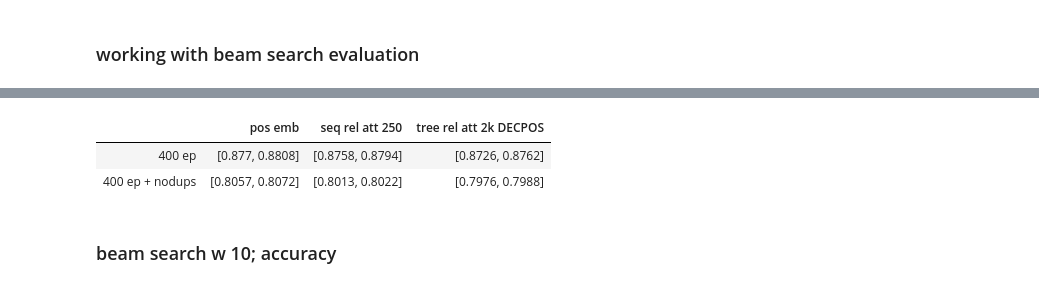
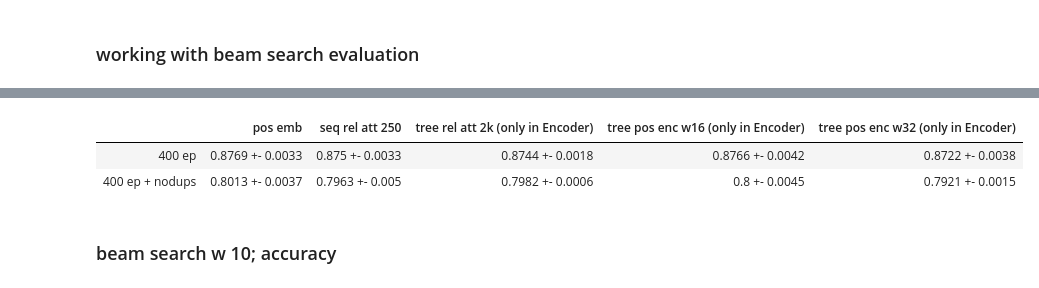
Before and after one commit to Kirili4ik/SymbolicMathematics, a Jupyter notebook: notebooks/my_metrics-base-seqrel.ipynb, the cells around one changed output, grey strips where cells are left out. Cells and saved outputs as stored; diff of their text form; code cells hidden in the pictures.

```diff
--- a/notebooks/my_metrics-base-seqrel.ipynb
+++ b/notebooks/my_metrics-base-seqrel.ipynb
@@ -114,6 +114,10 @@ names = {'188513':'emb',
          '269257':'seq rel att 250 400ep NUM-2',
          '269258':'seq rel att 250 400ep NUM-3',
          '236678':'tree rel mult2 2k + DECPOS 400 ep',
+
+         '272202':'seq rel att 250 FULL',
+         '272616':'seq rel att 250 FULL NUM-2',
+         '272617':'seq rel att 250 FULL NUM-3'
         }
 # %%
 ### EMB
@@ -162,11 +166,13 @@ names = {'188513':'emb',
 # %%
 root = '../dumped/'
 chosen_runs = [
-               '204657',
-               '195850',
-
-               '204694',
-               '195851',
+               '194320',
+               '194322',
+               '236678',
+               '261725',
+               '266873',
+               '272202',
+               '195851'
               ]
 
 
@@ -438,40 +464,49 @@ pos emb 400ep 0.8808331664330062
 
 import pandas as pd
 
-res_df = pd.DataFrame(columns=['pos emb', 'seq rel att 250', 'tree rel att 2k DECPOS'])
+res_df = pd.DataFrame(columns=['pos emb', 'seq rel att 250', 'tree rel att 2k (only in Encoder)',
+                              'tree pos enc w16 (only in Encoder)', 'tree pos enc w32 (only in Encoder)'])
 
 for col in res_df.columns:
     res_df.loc['400 ep', col] = []
 
 for col in res_df.columns:
     res_df.loc['400 ep + nodups', col] = []
 
 for run in runs_dict:
     acc = runs_dict[run]
 
     if 'pos emb' in names[run]:
         col = 'pos emb'
     elif 'seq rel att 250' in names[run]:
         col = 'seq rel att 250'
     elif 'tree rel att' in names[run]:
-        col = 'tree rel att 2k DECPOS'
+        col = 'tree rel att 2k (only in Encoder)'
+    elif 'tree pos enc w32' in names[run]:
+        col = 'tree pos enc w32 (only in Encoder)'
+    elif 'tree pos enc w16' in names[run]:
+        col = 'tree pos enc w16 (only in Encoder)'
 
     if '400ep' in names[run] and 'nodups' in names[run]:
         row = '400 ep + nodups'
     elif '400ep' in names[run]:
         row = '400 ep'
     else:
         continue
 
     for i in range(len(acc)):
         acc[i] = round(acc[i], 4)
     res_df.loc[row, col] += acc
 
 
+for el in res_df.iterrows():
+    for i, value in enumerate(el[1]):
+        res_df.loc[el[0], res_df.columns[i]] = str(round(np.mean(value), 4)) + ' +- ' + str(round(np.std(value), 4))
+
 res_df
 # %% [output]
-|  | pos emb | seq rel att 250 | tree rel att 2k DECPOS |
-| 400 ep | [0.877, 0.8808] | [0.8758, 0.8794] | [0.8726, 0.8762] |
-| 400 ep + nodups | [0.8057, 0.8072] | [0.8013, 0.8022] | [0.7976, 0.7988] |
+|  | pos emb | seq rel att 250 | tree rel att 2k (only in Encoder) | tree pos enc w16 (only in Encoder) | tree pos enc w32 (only in Encoder) |
+| 400 ep | 0.8769 +- 0.0033 | 0.875 +- 0.0033 | 0.8744 +- 0.0018 | 0.8766 +- 0.0042 | 0.8722 +- 0.0038 |
+| 400 ep + nodups | 0.8013 +- 0.0037 | 0.7963 +- 0.005 | 0.7982 +- 0.0006 | 0.8 +- 0.0045 | 0.7921 +- 0.0015 |
 # %% [markdown]
 ### beam search w 10; accuracy
```
Also changed, not shown: parts of 6 cells of this notebook, 3 other files.
